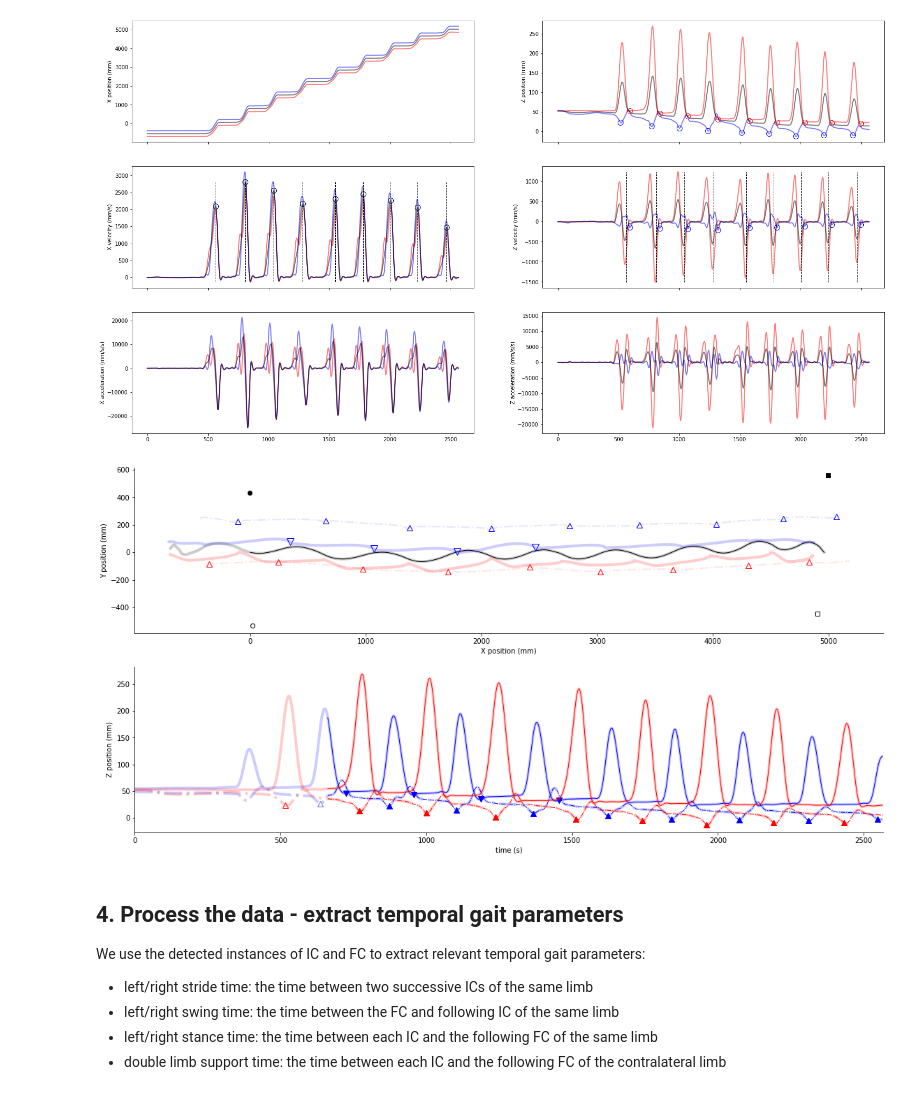
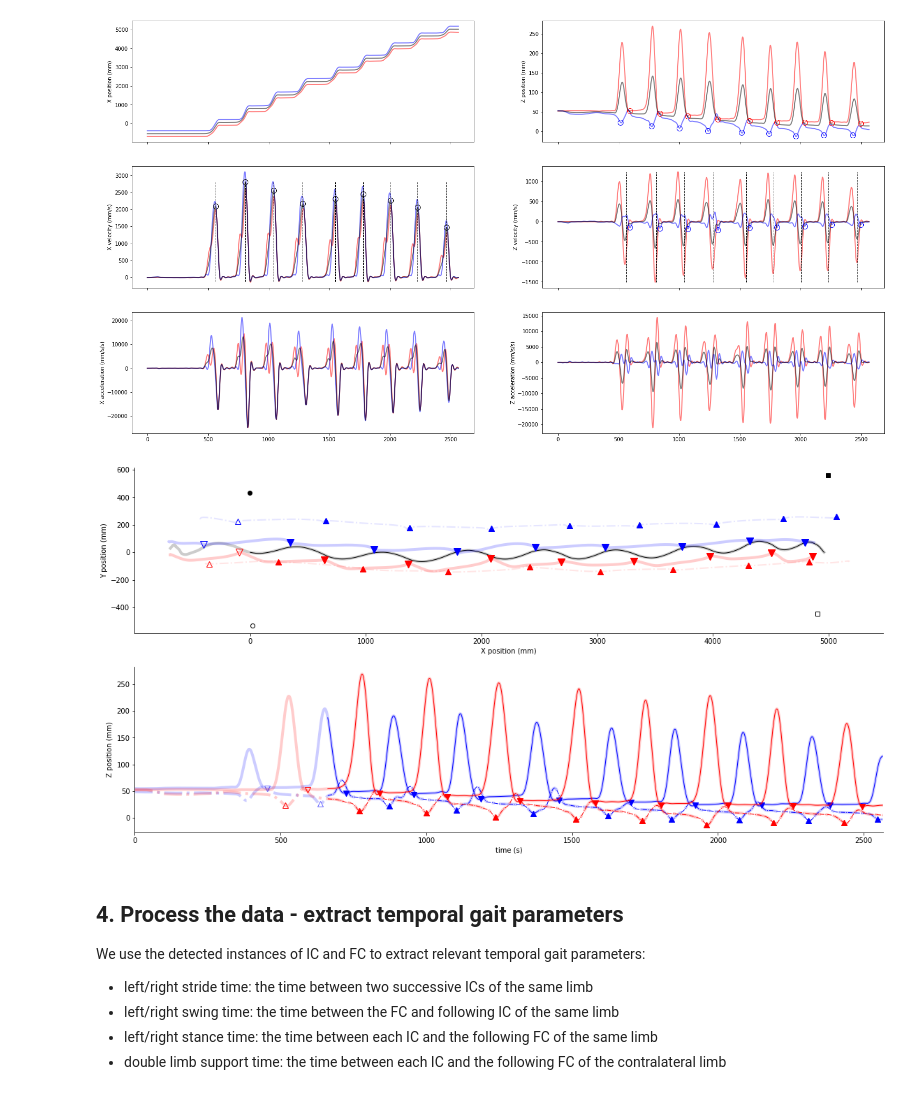
Before and after one commit to neurogeriatricskiel/pymocap, a Jupyter notebook: test.ipynb, the cells around one changed output. Cells and saved outputs as stored; diff of their text form; code cells hidden in the pictures.

```diff
--- a/test.ipynb
+++ b/test.ipynb
@@ -235,46 +231,50 @@ axs[0].plot(pelvis_pos[:,0], pelvis_pos[:,1], '-', c=(0, 0, 0, 0.2), lw=4)
 axs[0].plot(pelvis_pos[ix_start:ix_end,0], pelvis_pos[ix_start:ix_end,1], '-', c=(0, 0, 0, 1), lw=1)
 # -- Left heel/toe marker
 axs[0].plot(l_heel_pos[:,0], l_heel_pos[:,1], '-', c=(0, 0, 1, 0.2), lw=4)
-axs[0].plot(l_heel_pos[l_ix_IC,0], l_heel_pos[l_ix_IC,1], 'v', mfc='none', mec=(0, 0, 1, 1), ms=10)
+axs[0].plot(l_heel_pos[l_ix_IC_2,0], l_heel_pos[l_ix_IC_2,1], 'v', mfc='none', mec=(0, 0, 1, 1), ms=10)
+axs[0].plot(l_heel_pos[left_ix_IC_2,0], l_heel_pos[left_ix_IC_2,1], 'v', mfc=(0, 0, 1, 1), mec=(0, 0, 1, 1), ms=10)
 axs[0].plot(l_toe_pos[:,0], l_toe_pos[:,1], '-.', c=(0, 0, 1, 0.1), lw=2)
 axs[0].plot(l_toe_pos[l_ix_FC,0], l_toe_pos[l_ix_FC,1], '^', mfc='none', mec=(0, 0, 1, 1), ms=8)
+axs[0].plot(l_toe_pos[left_ix_FC,0], l_toe_pos[left_ix_FC,1], '^', mfc=(0, 0, 1, 1), mec=(0, 0, 1, 1), ms=8)
 # -- Right heel marker
 axs[0].plot(r_heel_pos[:,0], r_heel_pos[:,1], '-', c=(1, 0, 0, 0.2), lw=4)
-# axs[0].plot(r_heel_pos[r_ix_IC,0], r_heel_pos[r_ix_IC,1], 'v', mfc='none', mec=(1, 0, 0, 1), ms=10)
+axs[0].plot(r_heel_pos[r_ix_IC_2,0], r_heel_pos[r_ix_IC_2,1], 'v', mfc='none', mec=(1, 0, 0, 1), ms=10)
+axs[0].plot(r_heel_pos[right_ix_IC_2,0], r_heel_pos[right_ix_IC_2,1], 'v', mfc=(1, 0, 0, 1), mec=(1, 0, 0, 1), ms=10)
 axs[0].plot(r_toe_pos[:,0], r_toe_pos[:,1], '-.', c=(1, 0, 0, 0.1), lw=2)
 axs[0].plot(r_toe_pos[r_ix_FC,0], r_toe_pos[r_ix_FC,1], '^', mfc='none', mec=(1, 0, 0, 1), ms=8)
+axs[0].plot(r_toe_pos[right_ix_FC,0], r_toe_pos[right_ix_FC,1], '^', mfc=(1, 0, 0, 1), mec=(1, 0, 0, 1), ms=8)
 axs[0].set_xlabel('X position (mm)')
 axs[0].set_ylabel('Y position (mm)')
 axs[0].spines['right'].set_visible(False)
 axs[0].spines['top'].set_visible(False)
 
 # Sagittal view
 # -- Left heel/toe marker
 axs[1].plot(np.arange(aligned_data.shape[0]), l_heel_pos[:,2], '-', c=(0, 0, 1, 0.2), lw=4)
 axs[1].plot(np.arange(ix_start, ix_end), l_heel_pos[ix_start:ix_end,2], '-', c=(0, 0, 1, 1), lw=1)
-axs[1].plot(l_ix_IC, l_heel_pos[l_ix_IC,2], 'v', mfc='none', mec=(0, 0, 1, 0.6), ms=8)
-axs[1].plot(left_ix_IC, l_heel_pos[left_ix_IC,2], 'v', mfc=(0, 0, 1, 1), mec=(0, 0, 1, 1), ms=8)
+axs[1].plot(l_ix_IC_2, l_heel_pos[l_ix_IC_2,2], 'v', mfc='none', mec=(0, 0, 1, 0.6), ms=8)
+axs[1].plot(left_ix_IC_2, l_heel_pos[left_ix_IC_2,2], 'v', mfc=(0, 0, 1, 1), mec=(0, 0, 1, 1), ms=8)
 axs[1].plot(np.arange(aligned_data.shape[0]), l_toe_pos[:,2], '-.', c=(0, 0, 1, 0.2), lw=4)
 axs[1].plot(np.arange(ix_start, ix_end), l_toe_pos[ix_start:ix_end,2], '-.', c=(0, 0, 1, 1), lw=1)
 axs[1].plot(l_ix_FC, l_toe_pos[l_ix_FC,2], '^', mfc='none', mec=(0, 0, 1, 0.6), ms=8)
 axs[1].plot(left_ix_FC, l_toe_pos[left_ix_FC,2], '^', mfc=(0, 0, 1, 1), mec=(0, 0, 1, 1), ms=8)
 # -- Right heel/toe marker
 axs[1].plot(np.arange(aligned_data.shape[0]), r_heel_pos[:,2], '-', c=(1, 0, 0, 0.2), lw=4)
 axs[1].plot(np.arange(ix_start, ix_end), r_heel_pos[ix_start:ix_end,2], '-', c=(1, 0, 0, 1), lw=1)
-# axs[1].plot(r_ix_IC, r_heel_pos[r_ix_IC,2], 'v', mfc='none', mec=(1, 0, 0, 1), ms=8)
-# axs[1].plot(right_ix_IC, r_heel_pos[right_ix_IC,2], 'v', mfc=(1, 0, 0, 1), mec=(1, 0, 0, 1), ms=8)
+axs[1].plot(r_ix_IC_2, r_heel_pos[r_ix_IC_2,2], 'v', mfc='none', mec=(1, 0, 0, 1), ms=8)
+axs[1].plot(right_ix_IC_2, r_heel_pos[right_ix_IC_2,2], 'v', mfc=(1, 0, 0, 1), mec=(1, 0, 0, 1), ms=8)
 axs[1].plot(np.arange(aligned_data.shape[0]), r_toe_pos[:,2], '-.', c=(1, 0, 0, 0.2), lw=4)
 axs[1].plot(np.arange(ix_start, ix_end), r_toe_pos[ix_start:ix_end,2], '-.', c=(1, 0, 0, 1), lw=1)
 axs[1].plot(r_ix_FC, r_toe_pos[r_ix_FC,2], '^', mfc='none', mec=(1, 0, 0, 1), ms=8)
 axs[1].plot(right_ix_FC, r_toe_pos[right_ix_FC,2], '^', mfc=(1, 0, 0, 1), mec=(1, 0, 0, 1), ms=8)
 axs[1].set_xlim(0, aligned_data.shape[0])
 axs[1].set_xlabel('time (s)')
 axs[1].set_ylabel('Z position (mm)')
 axs[1].spines['right'].set_visible(False)
 axs[1].spines['top'].set_visible(False)
 plt.show()
 # %% [output]
-[figure, old version]
+[figure, new version]
 # %% [markdown]
 ## 4. Process the data - extract temporal gait parameters
 We use the detected instances of IC and FC to extract relevant temporal gait parameters:
```
Also changed, not shown: parts of 2 cells of this notebook.
